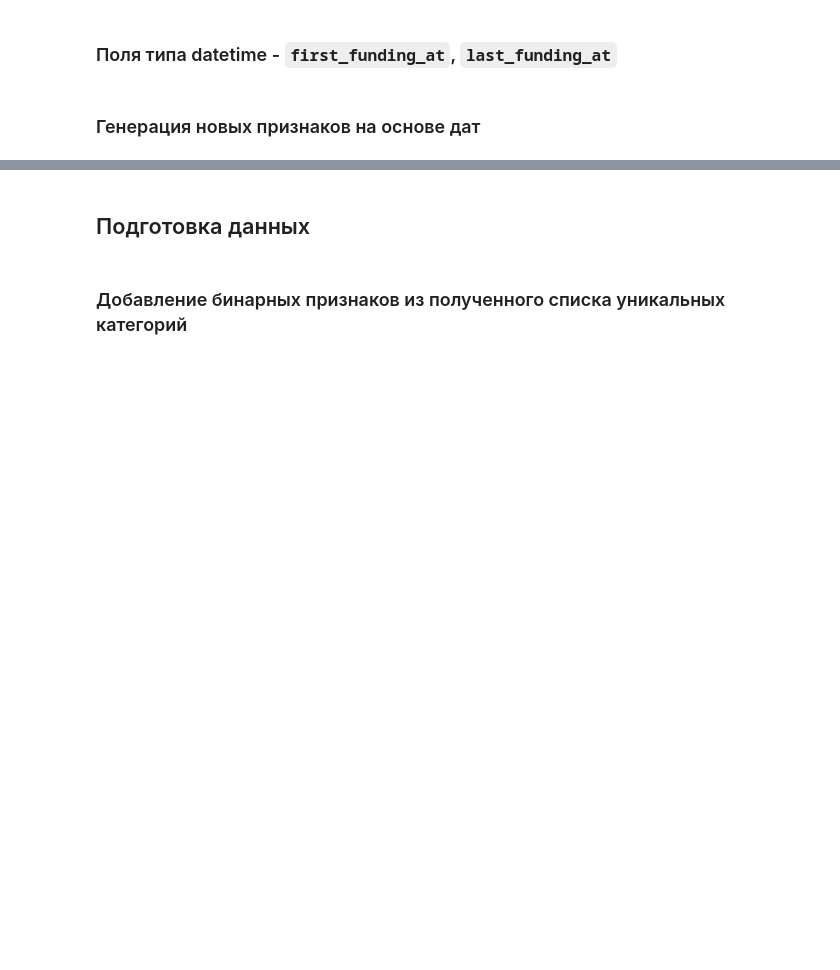
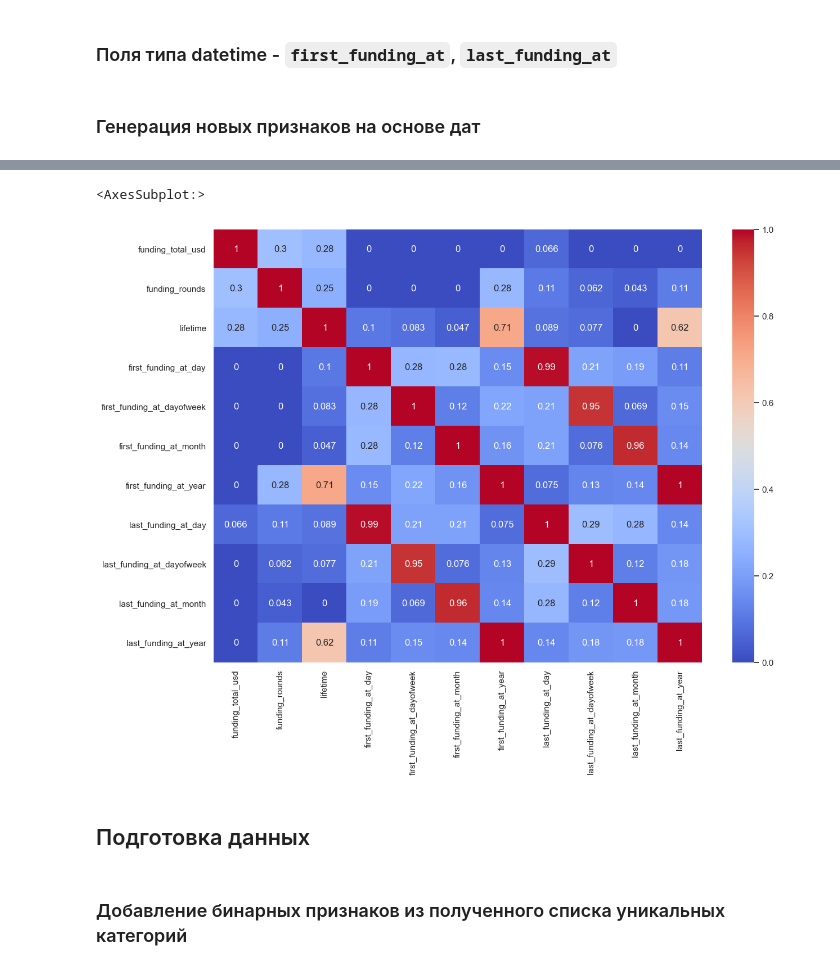
Before and after one commit to andrew-tvorogov/practicum_masterskaya_1, a Jupyter notebook: practicum_startups.ipynb, the cells around one changed output, grey strips where cells are left out. Saved outputs shown, nothing was run; the diff lists cells and outputs as text; code cells hidden in the pictures; blank space fills up the shorter version.

```diff
--- a/practicum_startups.ipynb
+++ b/practicum_startups.ipynb
@@ -1040,3 +1130,17 @@ datetime_columns = ['first_funding_at', 'last_funding_at']
+# %%
+a = startups_test.drop(columns=['name', 'category_list', 'country_code', 'state_code', 'region', 'first_funding_at','last_funding_at','city'])
+
+plt.figure(figsize=(14, 10))
+sns.heatmap(
+    a.phik_matrix(
+        interval_cols=['lifetime','funding_rounds','funding_total_usd']
+    ),
+    annot=True,
+    cmap='coolwarm'
+)
+# %% [output]
+<AxesSubplot:>
+[figure, added]
 # %% [markdown]
 ## Подготовка данных
 # %% [markdown]
```
Also changed, not shown: parts of 16 cells of this notebook.
